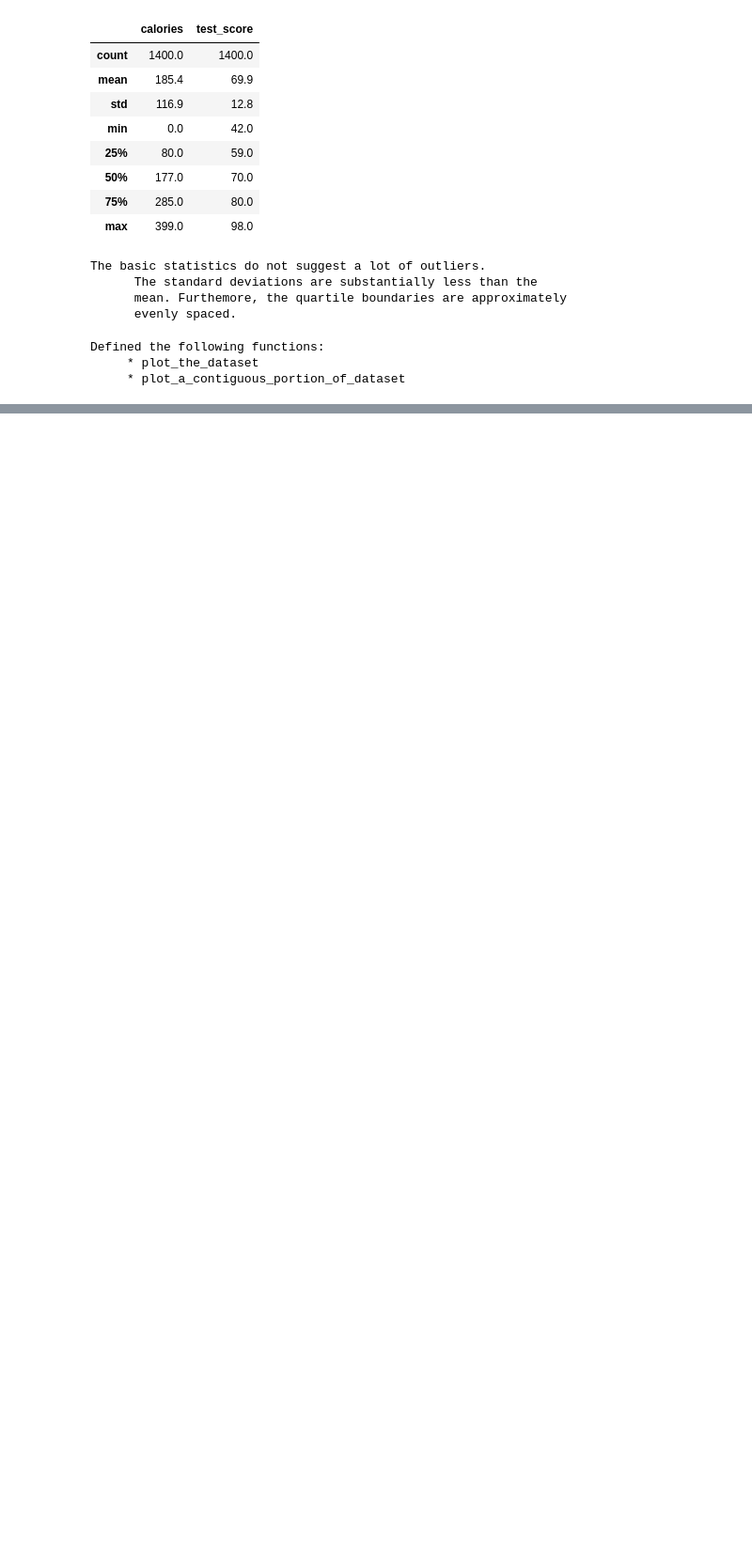
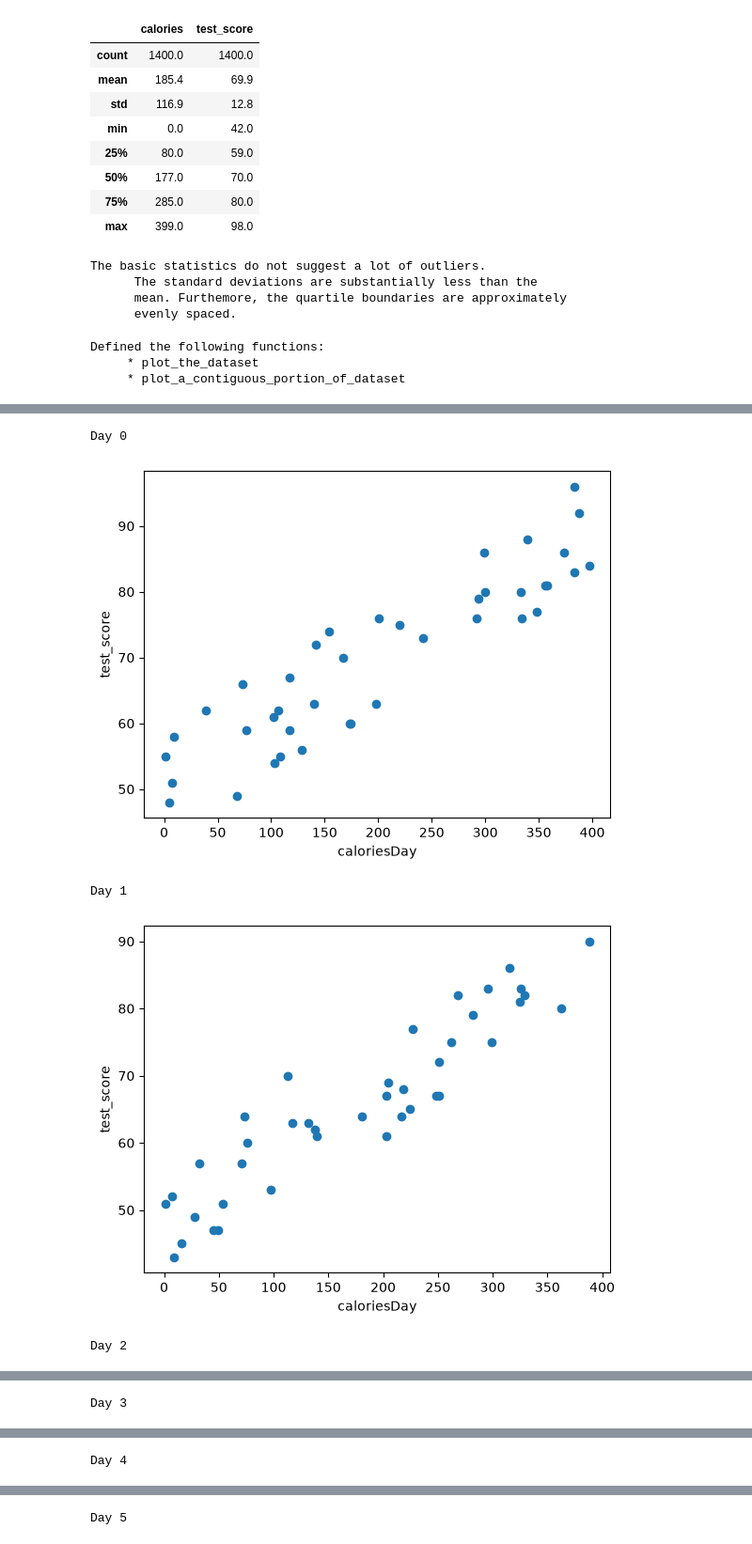
Before and after one commit to kogimurio/mlproject, a Jupyter notebook: numerical_data_bad_values.ipynb, the cells around one changed output, grey strips where cells are left out. Shown at 94% size. Cells and saved outputs as stored; diff of their text form; code cells hidden in the pictures; blank space fills up the shorter version.

Commit message:
visualise stats

```diff
--- a/numerical_data_bad_values.ipynb
+++ b/numerical_data_bad_values.ipynb
@@ -1479,0 +1533,13 @@ plot_the_dataset("calories", "test_score", number_of_points_to_plot=150)
+# %%
+# Visualize by day of the week
+for i in range(0,7):
+    start = i * 50
+    end = start + 40
+    print("\nDay %d" % i)
+    plot_a_contiguous_portion_of_dataset("calories", "test_score", start, end)
+# %% [output]
+Day 0
+[figure, added]
+Day 1
+[figure, added]
+Day 2
@@ -1479,0 +1547 @@ plot_the_dataset("calories", "test_score", number_of_points_to_plot=150)
+Day 3
@@ -1479,0 +1549 @@ plot_the_dataset("calories", "test_score", number_of_points_to_plot=150)
+Day 4
@@ -1479,0 +1551 @@ plot_the_dataset("calories", "test_score", number_of_points_to_plot=150)
+Day 5
```
Also changed, not shown: parts of 7 cells of this notebook.
